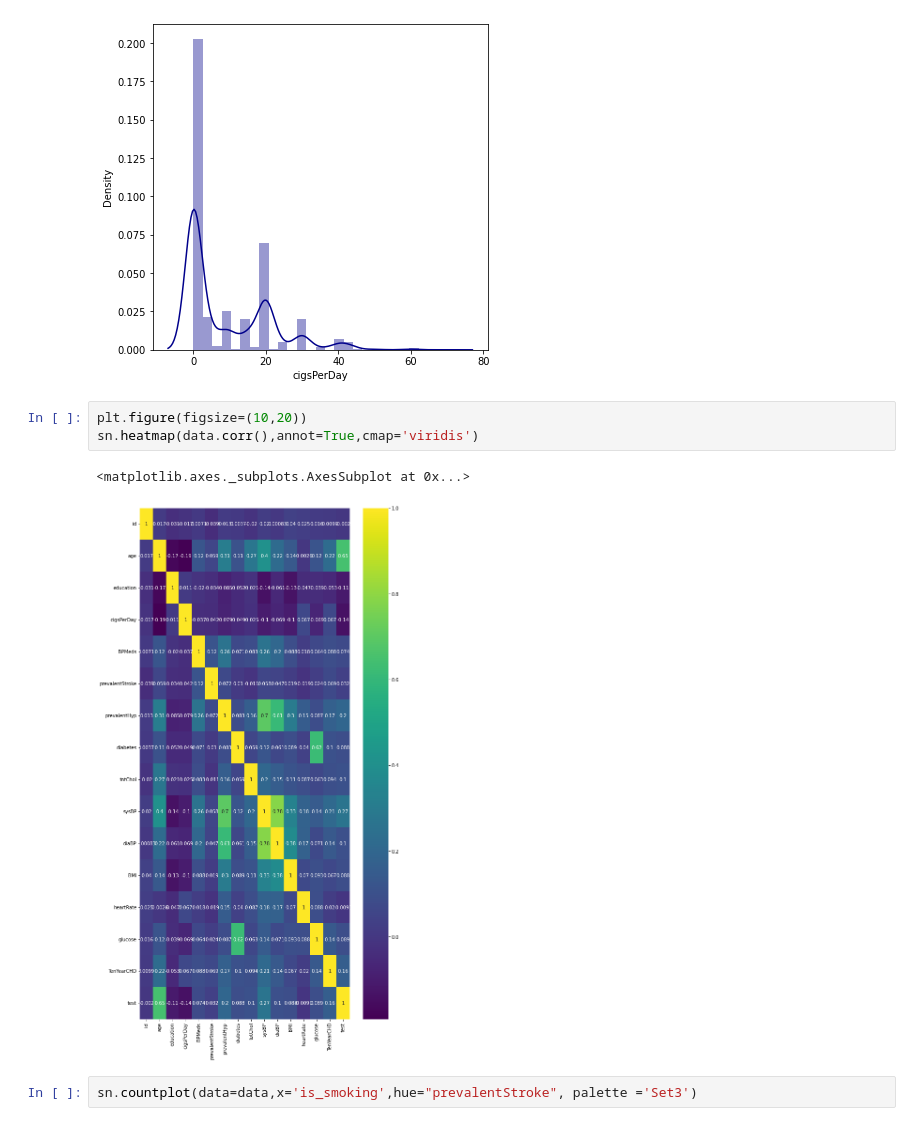
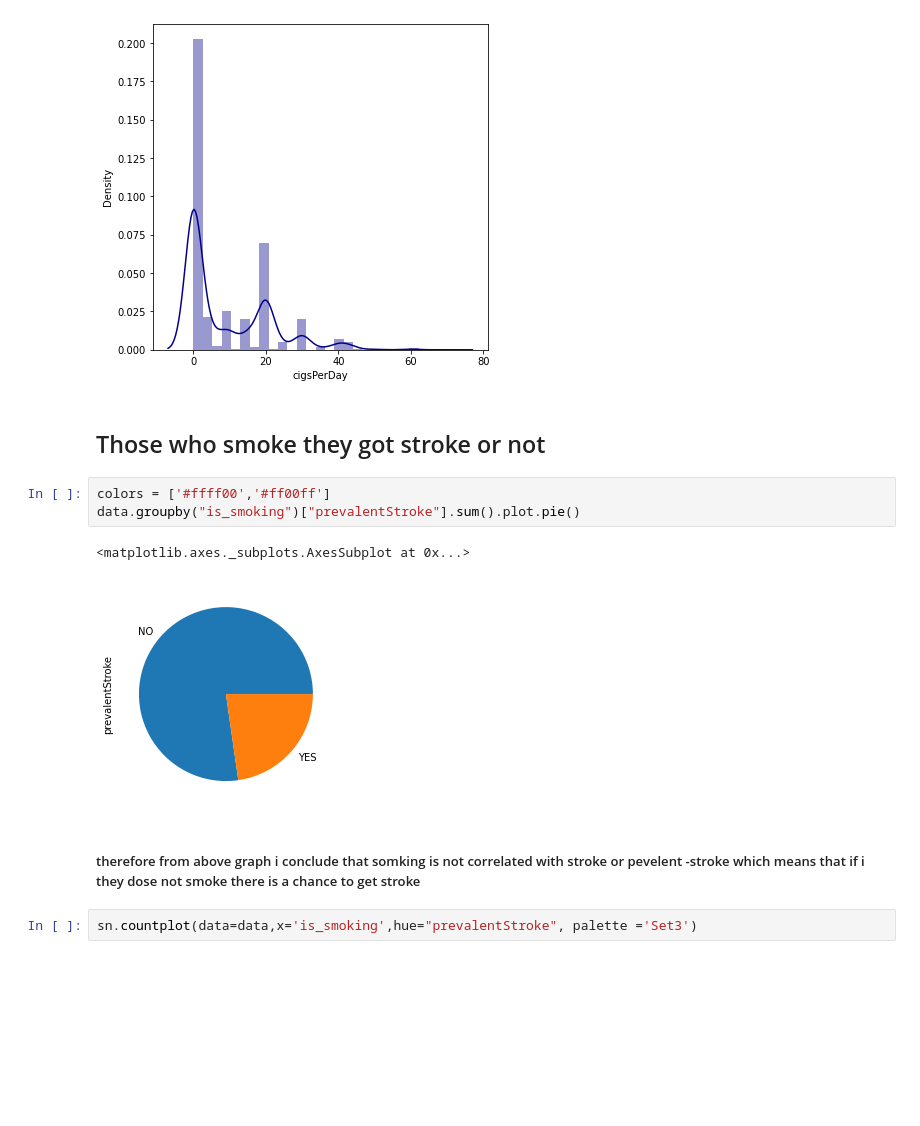
Before and after one commit to razsahil/cardiovascular_risk-analysis, a Jupyter notebook: EDA_PROJECT_.ipynb, the cells around one changed output. Saved outputs shown, nothing was run; the diff lists cells and outputs as text; blank space fills up the shorter version.

```diff
--- a/EDA_PROJECT_.ipynb
+++ b/EDA_PROJECT_.ipynb
@@ -224,12 +244,16 @@ sn.distplot(data["cigsPerDay"],color='darkBlue')
 # %% [output]
 <matplotlib.axes._subplots.AxesSubplot at 0x...>
 [figure]
-# %%
-plt.figure(figsize=(10,20))
-sn.heatmap(data.corr(),annot=True,cmap='viridis')
-# %% [output]
-<matplotlib.axes._subplots.AxesSubplot at 0x...>
-[figure, removed]
+# %% [markdown]
+## Those who smoke they got stroke or not
+# %%
+colors = ['#ffff00','#ff00ff']
+data.groupby("is_smoking")["prevalentStroke"].sum().plot.pie()
+# %% [output]
+<matplotlib.axes._subplots.AxesSubplot at 0x...>
+[figure, added]
+# %% [markdown]
+##### therefore from above graph i conclude that somking is not correlated  with stroke or pevelent -stroke which means that if i they  dose not smoke  there is a chance to get stroke
 # %%
 sn.countplot(data=data,x='is_smoking',hue="prevalentStroke", palette ='Set3')
 # %% [output]
```
Also changed, not shown: parts of 19 cells of this notebook.
